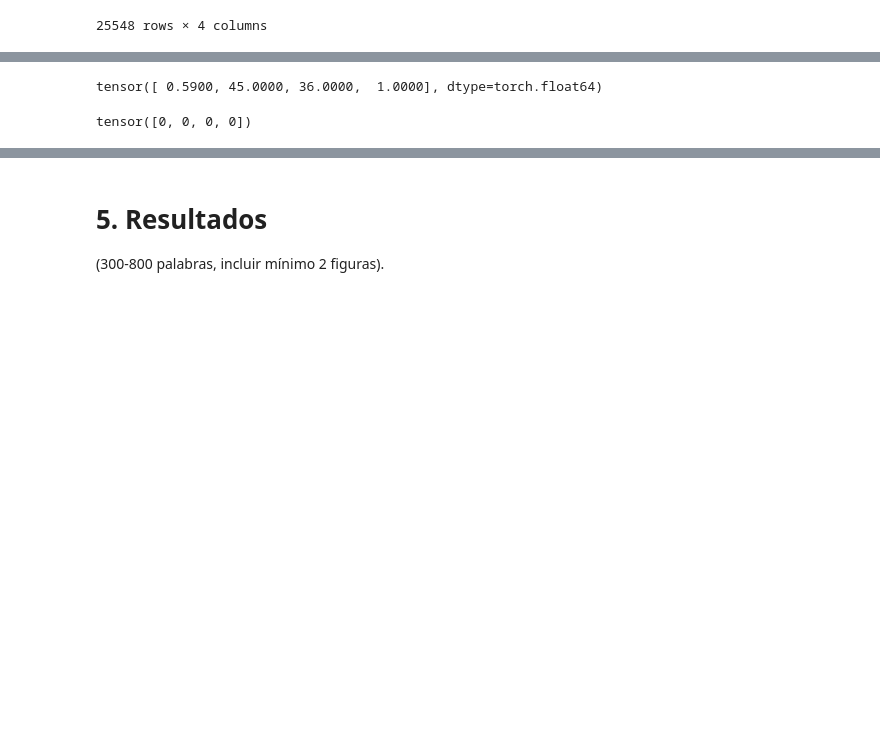
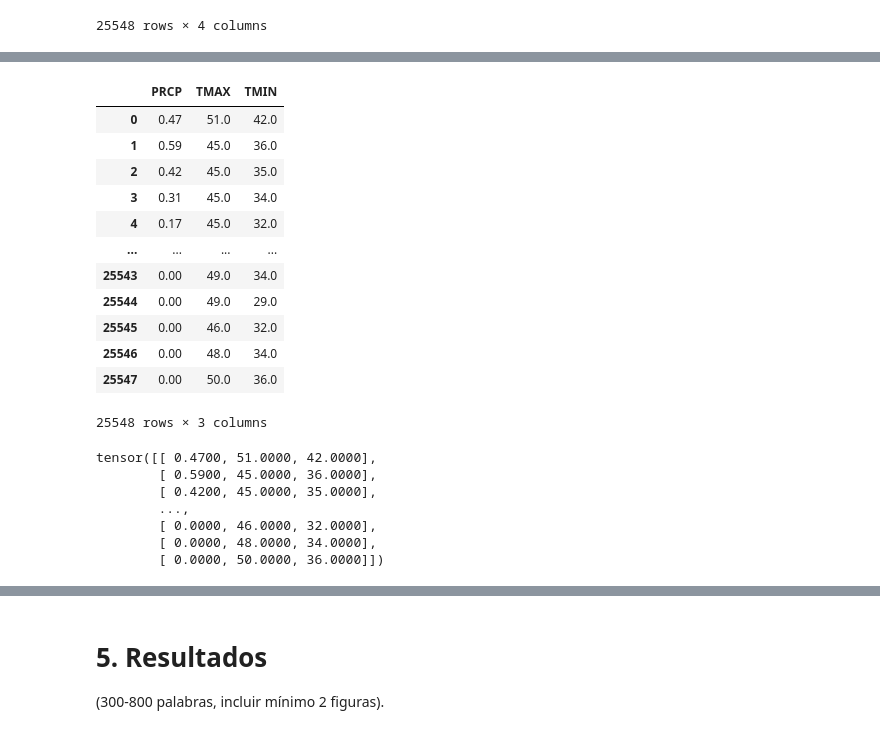
Before and after one commit to L-Rittmeister/U1_Team, a Jupyter notebook: Copy_of_TL_P1.ipynb, the cells around one changed output, grey strips where cells are left out. Drawn from its saved outputs; the diff is of its cells as text; code cells hidden in the pictures; blank space fills up the shorter version.

```diff
--- a/Copy_of_TL_P1.ipynb
+++ b/Copy_of_TL_P1.ipynb
@@ -254,3 +252,6 @@ data
 | 25546 | 0.00 | 48.0 | 34.0 | 0.0 |
 | 25547 | 0.00 | 50.0 | 36.0 | 0.0 |
 25548 rows × 4 columns
+# %%
+labels = data['RAIN']
+labels
@@ -257,8 +298,31 @@ data
+# %%
+bla = bla.astype(float)
+# %% [output]
+|  | PRCP | TMAX | TMIN |
+| 0 | 0.47 | 51.0 | 42.0 |
+| 1 | 0.59 | 45.0 | 36.0 |
+| 2 | 0.42 | 45.0 | 35.0 |
+| 3 | 0.31 | 45.0 | 34.0 |
+| 4 | 0.17 | 45.0 | 32.0 |
+| ... | ... | ... | ... |
+| 25543 | 0.00 | 49.0 | 34.0 |
+| 25544 | 0.00 | 49.0 | 29.0 |
+| 25545 | 0.00 | 46.0 | 32.0 |
+| 25546 | 0.00 | 48.0 | 34.0 |
+| 25547 | 0.00 | 50.0 | 36.0 |
+25548 rows × 3 columns
 # %%
 # Create the tensor
-data = torch.tensor(data.values)
-data[1]
+#data = torch.tensor(data.values)
+dataTensor = torch.from_numpy(np.array(bla)).float()
+dataTensor
 # %% [output]
-tensor([ 0.5900, 45.0000, 36.0000,  1.0000], dtype=torch.float64)
+tensor([[ 0.4700, 51.0000, 42.0000],
+        [ 0.5900, 45.0000, 36.0000],
+        [ 0.4200, 45.0000, 35.0000],
+        ...,
+        [ 0.0000, 46.0000, 32.0000],
+        [ 0.0000, 48.0000, 34.0000],
+        [ 0.0000, 50.0000, 36.0000]])
 # %%
 # Data split, training and validation dataloaders creation
@@ -270,7 +332,3 @@ y = torch.tensor(y)
-# %%
-y
-# %% [output]
-tensor([0, 0, 0, 0])
 # %%
 # Definir modelo
 
```
Also changed, not shown: parts of 25 cells of this notebook.
